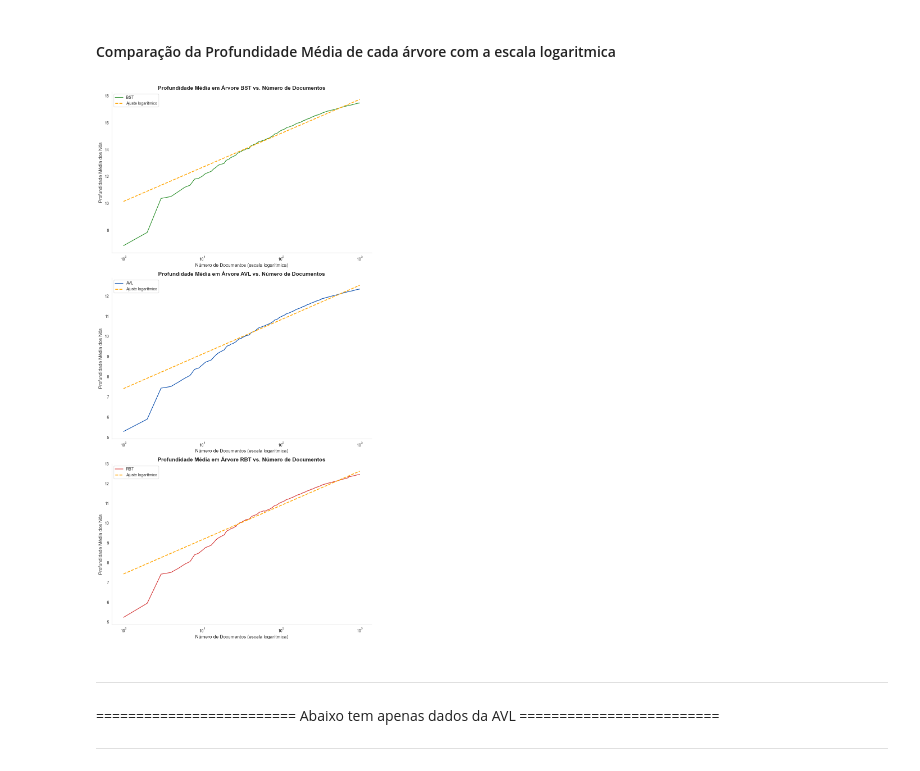
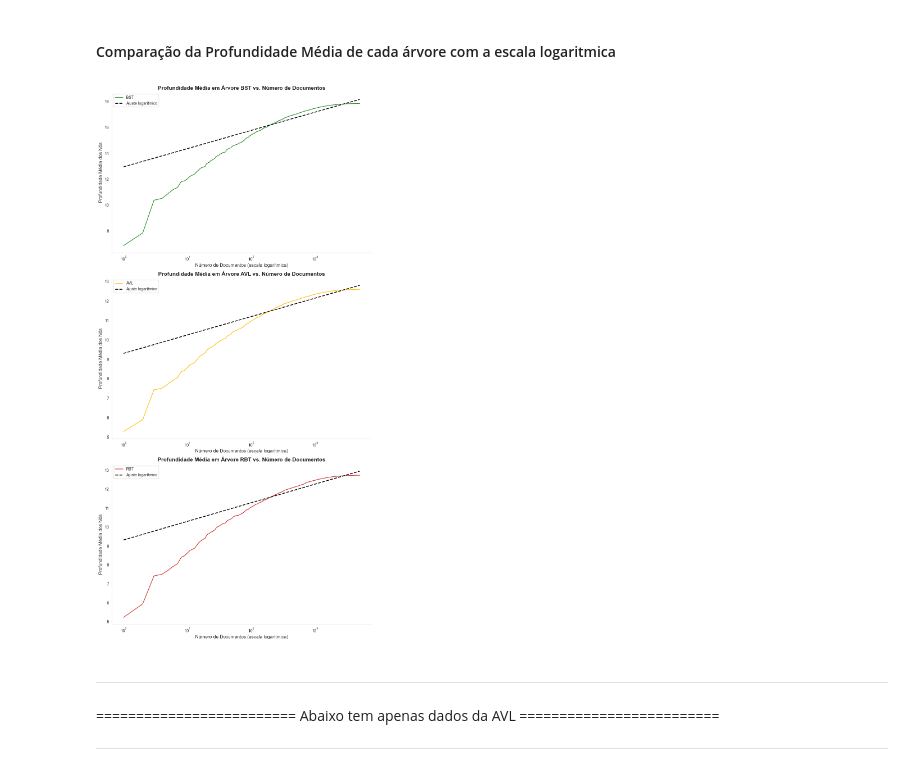
Before and after one commit to JaimeWillianCarneiro/projetofinal-ed, a Jupyter notebook: docs/allstats.ipynb, the cells around one changed output. Saved outputs shown, nothing was run; the diff lists cells and outputs as text; code cells hidden in the pictures.

Commit message:
Update: Create the remaining graphs

```diff
--- a/docs/allstats.ipynb
+++ b/docs/allstats.ipynb
@@ -31,9 +31,9 @@ def plotTreesLines(df, x, y, x_label, y_label, title):
     # Mostrar o gráfico
     plt.show()
 # %%
-BST_df = pd.read_csv('bst.csv')
-AVL_df = pd.read_csv('avl.csv')
-RBT_df = pd.read_csv('rbt.csv')
+BST_df = pd.read_csv('bst5000.csv')
+AVL_df = pd.read_csv('avl5000.csv')
+RBT_df = pd.read_csv('rbt5000.csv')
 
 df = pd.concat([BST_df, AVL_df, RBT_df])
 df
@@ -92,7 +92,7 @@ ajuste = coef[0] * log_n_docs + coef[1]
 
 
 plt.plot(n_docs, profundidade_media, color='#228B22', label='BST')
-plt.plot(n_docs, ajuste, linestyle='--', color='orange', linewidth=2, label='Ajuste logarítmico')
+plt.plot(n_docs, ajuste, linestyle='--', color='black', linewidth=2, label='Ajuste logarítmico')
 
 # Eixo x em escala logarítmica para realçar a relação
 plt.xscale('log')
@@ -120,8 +120,8 @@ coef = np.polyfit(log_n_docs, profundidade_media, deg=1)
 ajuste = coef[0] * log_n_docs + coef[1]
 
 
-plt.plot(n_docs, profundidade_media, color='#0047AB', label='AVL')
-plt.plot(n_docs, ajuste, linestyle='--', color='orange', linewidth=2, label='Ajuste logarítmico')
+plt.plot(n_docs, profundidade_media, color='#FFBF00', label='AVL')
+plt.plot(n_docs, ajuste, linestyle='--', color='black', linewidth=2, label='Ajuste logarítmico')
 
 # Eixo x em escala logarítmica para realçar a relação
 plt.xscale('log')
@@ -140,35 +140,35 @@ plt.grid(False)
 # Grafico da RBT
 plt.subplot(3,1,3)
 # Dados
 n_docs = df[df['Tipo_Arvore'] == 'RBT']['Num_Docs']
 profundidade_media = df[df['Tipo_Arvore'] == 'RBT']['Profundidade_Media']
 
 # Ajuste logarítmico (modelo: y = a * log(x) + b)
 log_n_docs = np.log(n_docs)
 coef = np.polyfit(log_n_docs, profundidade_media, deg=1)
 ajuste = coef[0] * log_n_docs + coef[1]
 
 
 plt.plot(n_docs, profundidade_media, color='#D22B2B', label='RBT')
-plt.plot(n_docs, ajuste, linestyle='--', color='orange', linewidth=2, label='Ajuste logarítmico')
+plt.plot(n_docs, ajuste, linestyle='--', color='black', linewidth=2, label='Ajuste logarítmico')
 
 # Eixo x em escala logarítmica para realçar a relação
 plt.xscale('log')
 
 # Rótulos e título
 plt.xlabel('Número de Documentos (escala logarítmica)', fontsize=12)
 plt.ylabel('Profundidade Média dos Nós', fontsize=12)
 plt.title('Profundidade Média em Árvore RBT vs. Número de Documentos', fontsize=14, fontweight='bold')
 plt.legend()
 sns.despine(top=True, right=True)
 
 # Layout ajustado
 plt.tight_layout()
 plt.grid(False)
 # Mostrar gráfico
 plt.show()
 # %% [output]
-[figure, old version]
+[figure, new version]
 # %% [markdown]
 ---
 ========================= Abaixo tem apenas dados da AVL =========================
```
Also changed, not shown: parts of 22 cells of this notebook.
